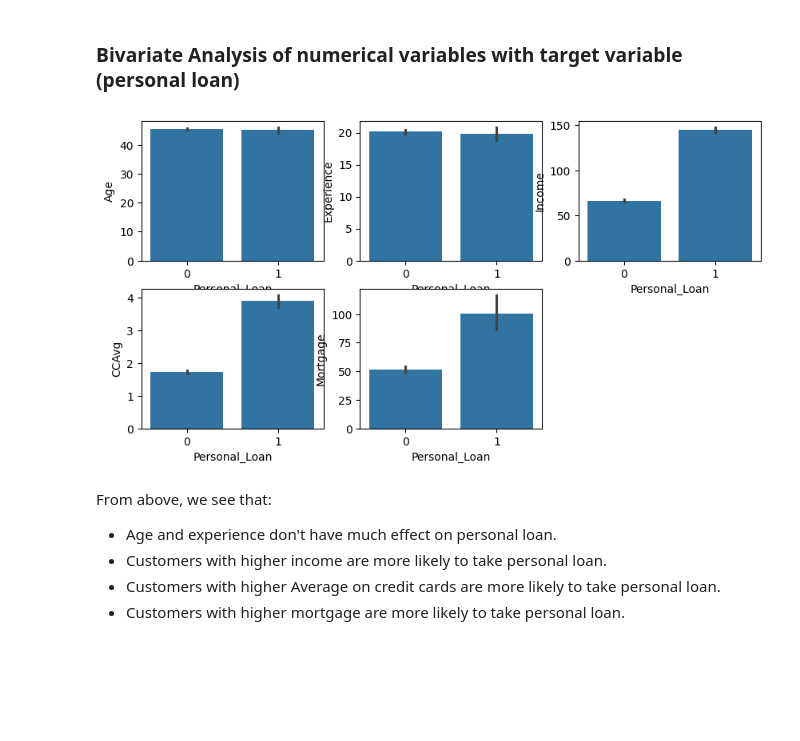
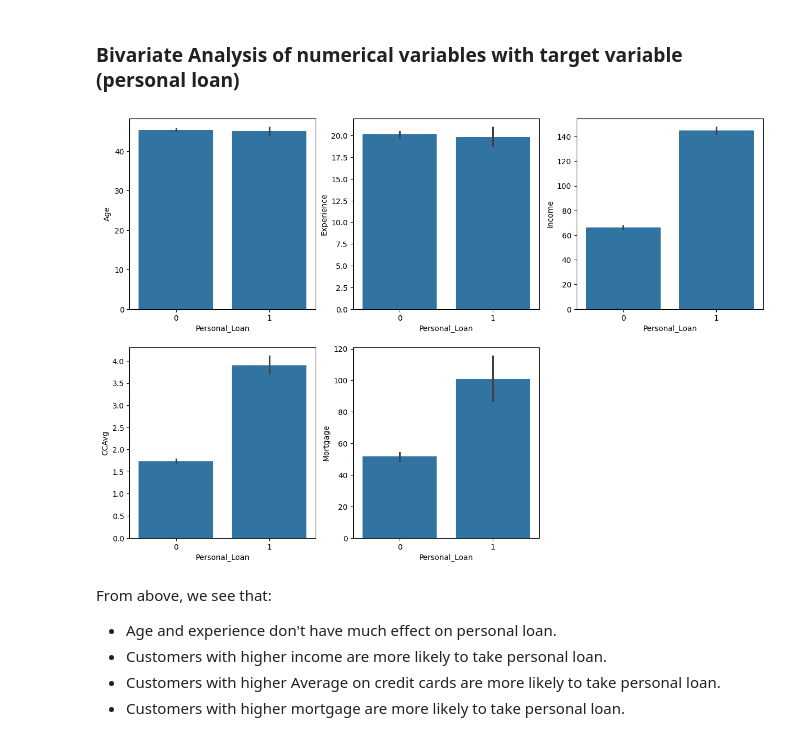
Before and after one commit to nirajguru/machine-learning-projects, a Jupyter notebook: personal-loan-compaign/notebook/loan-compaign-solution-niraj.ipynb, the cells around one changed output. Cells and saved outputs as stored; diff of their text form; code cells hidden in the pictures; blank space fills up the shorter version.

```diff
--- a/personal-loan-compaign/notebook/loan-compaign-solution-niraj.ipynb
+++ b/personal-loan-compaign/notebook/loan-compaign-solution-niraj.ipynb
@@ -240,12 +242,12 @@ Looking at the plots, we observe that:
 ### Bivariate Analysis of numerical variables with target variable (personal loan)
 # %%
 # Line plot to show relationship of personal loan with other variables
-fig = plt.figure(figsize=(10,5))
+fig = plt.figure(figsize=(15,10))
 for i,col in enumerate(numerical_columns):
     ax = fig.add_subplot(2,3,i+1)
     sns.barplot( x = df['Personal_Loan'], y = df[col])
 # %% [output]
-[figure, old version]
+[figure, new version]
 # %% [markdown]
 From above, we see that:
 - Age and experience don't have much effect on personal loan.
```
Also changed, not shown: parts of 23 cells of this notebook.
